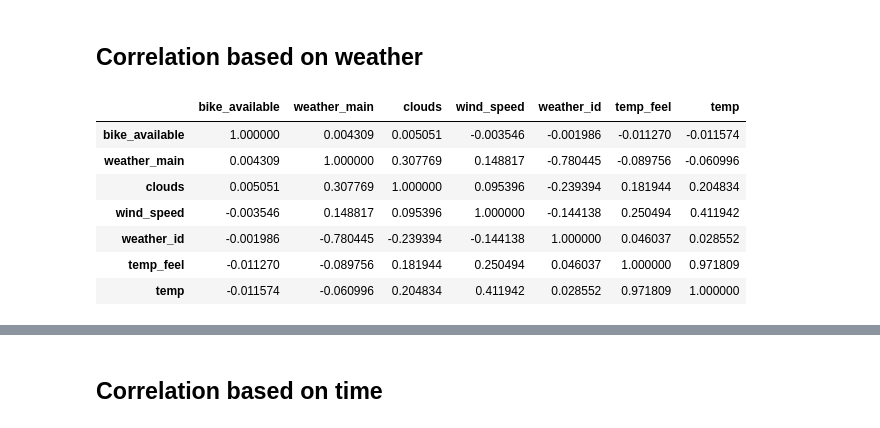
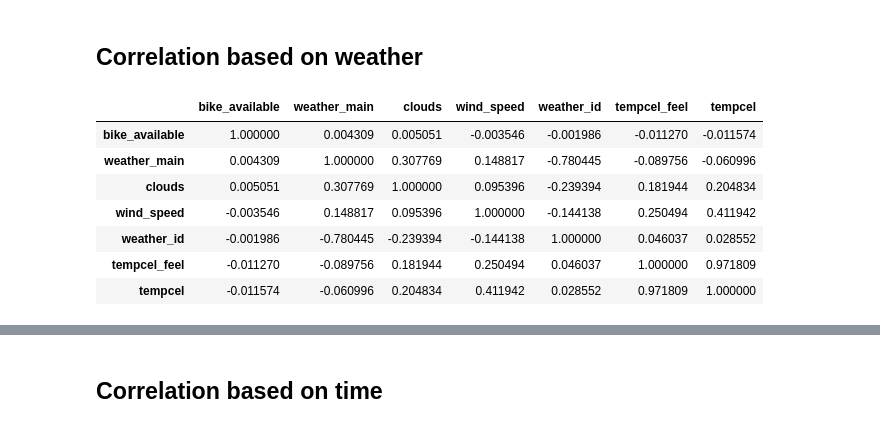
Before and after one commit to ddrangers/Dublin-Bikes-Helper, a Jupyter notebook: MachineLearn_DBH/db_ml_2.ipynb, the cells around one changed output, grey strips where cells are left out. Drawn from its saved outputs; the diff is of its cells as text; code cells hidden in the pictures.

```diff
--- a/MachineLearn_DBH/db_ml_2.ipynb
+++ b/MachineLearn_DBH/db_ml_2.ipynb
@@ -337,7 +202,4 @@ OK
 # %%
-#Convert from Kelvin to Celcsius
-dfw["temp"] = dfw["temp"]-273.15
-dfw["temp_feel"] = dfw["temp_feel"]-273.15
-
-#dfw["wind_speed"].unique()
-dfw["weather_main"].unique()
+#Convert from Kelvin to Celcius
+dfw["tempcel"] = dfw["temp"]-273.15
+dfw["tempcel_feel"] = dfw["temp_feel"]-273.15
@@ -347,3 +205,0 @@ array(['Clouds', 'Rain', 'Drizzle', 'Snow', 'Clear', 'Mist', 'Fog'],
-# %%
-dfw['temp_check'] = (dfw['temp']==0)
-dfw["temp"].loc[dfw['temp_check']]
@@ -568,13 +407,13 @@ Name: bike_available, dtype: float64
 # %% [markdown]
 ## Correlation based on weather
 # %%
-bikes[['bike_available','weather_main','clouds','wind_speed','weather_id','temp_feel','temp']].corr()
+train_set[['bike_available','weather_main','clouds','wind_speed','weather_id','tempcel_feel','tempcel']].corr()
 # %% [output]
-|  | bike_available | weather_main | clouds | wind_speed | weather_id | temp_feel | temp |
+|  | bike_available | weather_main | clouds | wind_speed | weather_id | tempcel_feel | tempcel |
 | bike_available | 1.000000 | 0.004309 | 0.005051 | -0.003546 | -0.001986 | -0.011270 | -0.011574 |
 | weather_main | 0.004309 | 1.000000 | 0.307769 | 0.148817 | -0.780445 | -0.089756 | -0.060996 |
 | clouds | 0.005051 | 0.307769 | 1.000000 | 0.095396 | -0.239394 | 0.181944 | 0.204834 |
 | wind_speed | -0.003546 | 0.148817 | 0.095396 | 1.000000 | -0.144138 | 0.250494 | 0.411942 |
 | weather_id | -0.001986 | -0.780445 | -0.239394 | -0.144138 | 1.000000 | 0.046037 | 0.028552 |
-| temp_feel | -0.011270 | -0.089756 | 0.181944 | 0.250494 | 0.046037 | 1.000000 | 0.971809 |
-| temp | -0.011574 | -0.060996 | 0.204834 | 0.411942 | 0.028552 | 0.971809 | 1.000000 |
+| tempcel_feel | -0.011270 | -0.089756 | 0.181944 | 0.250494 | 0.046037 | 1.000000 | 0.971809 |
+| tempcel | -0.011574 | -0.060996 | 0.204834 | 0.411942 | 0.028552 | 0.971809 | 1.000000 |
```
Also changed, not shown: parts of 138 cells of this notebook, 7 other files.
